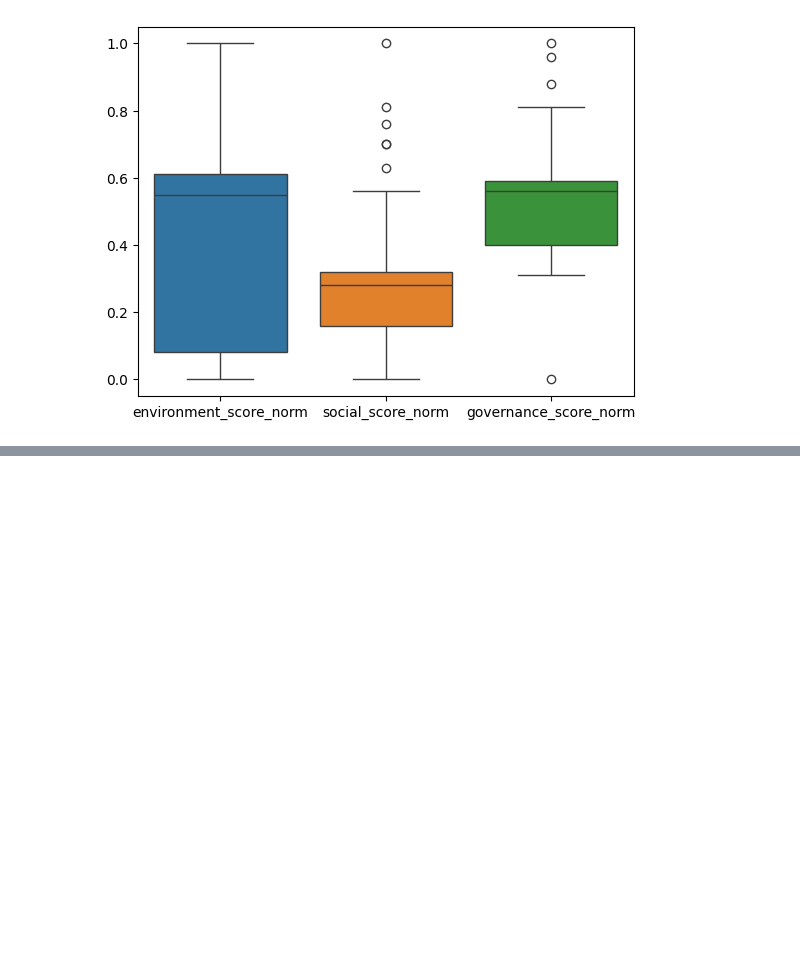
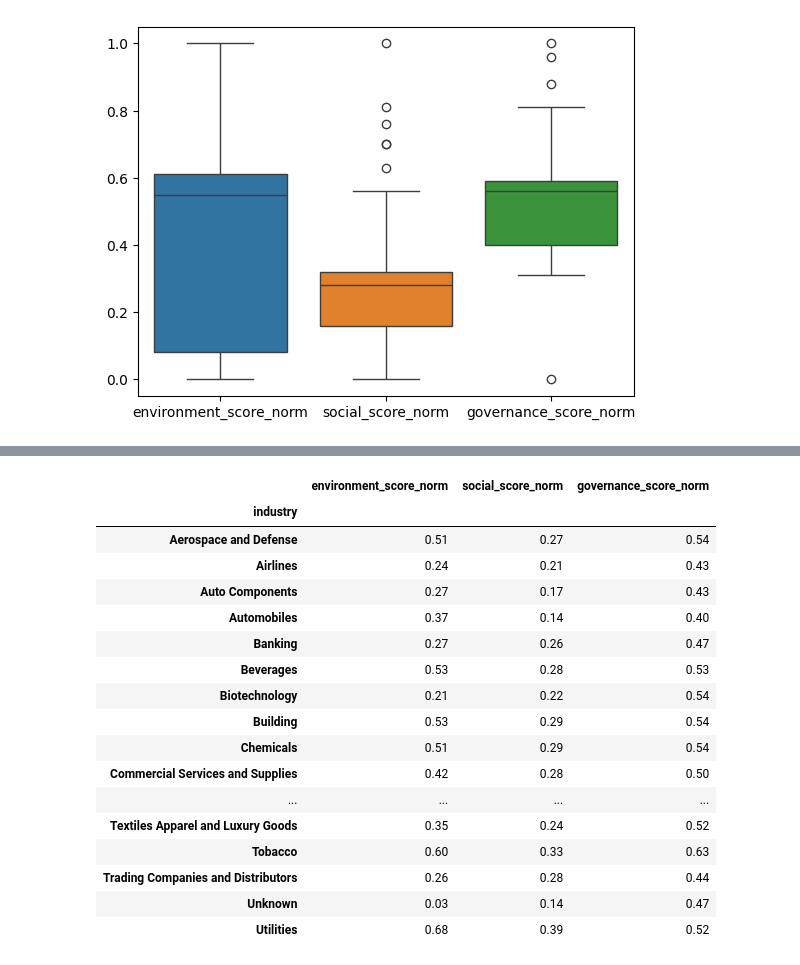
Before and after one commit to ColmHH/esg_corporate_analysis, a Jupyter notebook: jupyter_notebooks/esg_corporate_analysis_visualisation.ipynb, the cells around one changed output, grey strips where cells are left out. Saved outputs shown, nothing was run; the diff lists cells and outputs as text; code cells hidden in the pictures; blank space fills up the shorter version.

Commit message:
Calculate industry-level pillar averages

```diff
--- a/jupyter_notebooks/esg_corporate_analysis_visualisation.ipynb
+++ b/jupyter_notebooks/esg_corporate_analysis_visualisation.ipynb
@@ -85,0 +106,21 @@ Without visibility into the rating agency's methodology, it isn't possible to sa
+# %%
+df.groupby("industry")[["environment_score_norm", "social_score_norm", "governance_score_norm"]].mean().round(2)
+# %% [output]
+|  | environment_score_norm | social_score_norm | governance_score_norm |
+| industry |  |  |  |
+| Aerospace and Defense | 0.51 | 0.27 | 0.54 |
+| Airlines | 0.24 | 0.21 | 0.43 |
+| Auto Components | 0.27 | 0.17 | 0.43 |
+| Automobiles | 0.37 | 0.14 | 0.40 |
+| Banking | 0.27 | 0.26 | 0.47 |
+| Beverages | 0.53 | 0.28 | 0.53 |
+| Biotechnology | 0.21 | 0.22 | 0.54 |
+| Building | 0.53 | 0.29 | 0.54 |
+| Chemicals | 0.51 | 0.29 | 0.54 |
+| Commercial Services and Supplies | 0.42 | 0.28 | 0.50 |
+| ... | ... | ... | ... |
+| Textiles Apparel and Luxury Goods | 0.35 | 0.24 | 0.52 |
+| Tobacco | 0.60 | 0.33 | 0.63 |
+| Trading Companies and Distributors | 0.26 | 0.28 | 0.44 |
+| Unknown | 0.03 | 0.14 | 0.47 |
+| Utilities | 0.68 | 0.39 | 0.52 |
```
Also changed, not shown: parts of 3 cells of this notebook.
